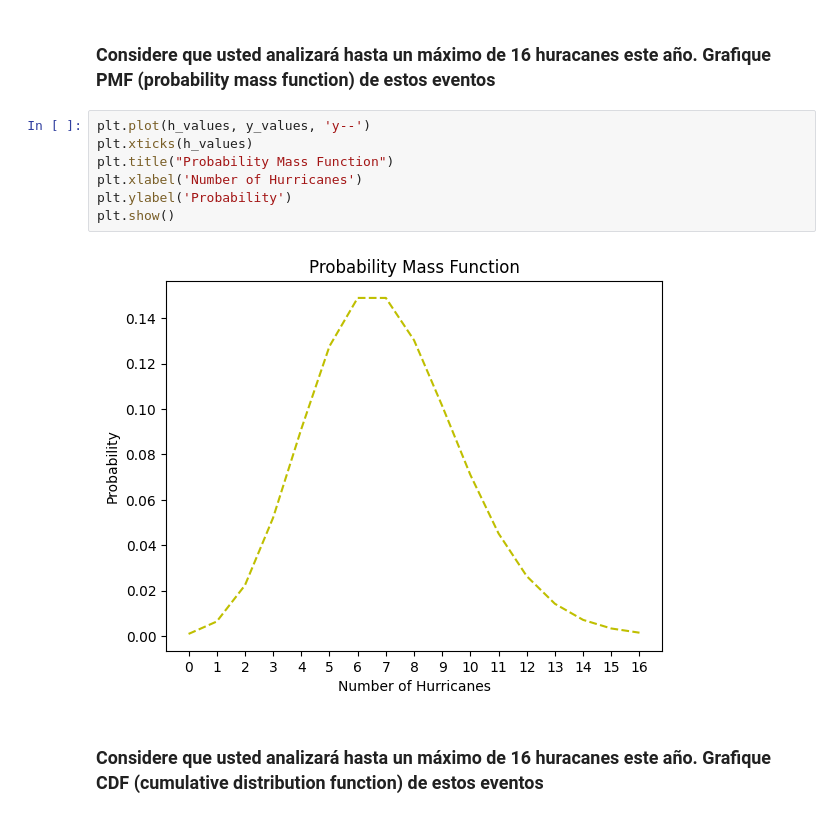
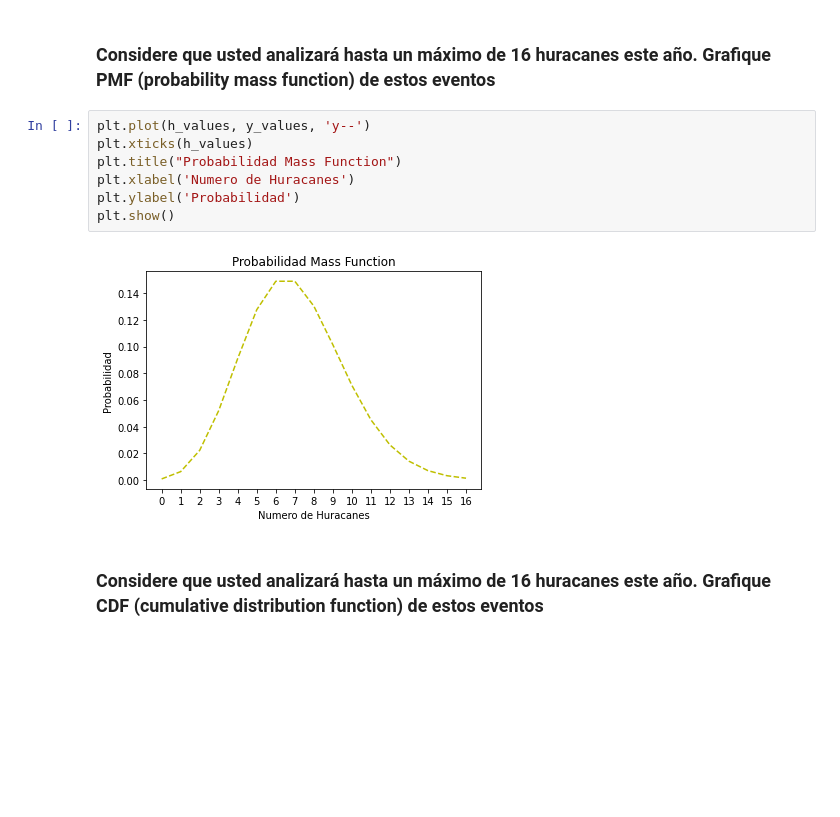
Before and after one commit to Mar19845/MicroProyecto-1, a Jupyter notebook: MicroProyecto1.ipynb, the cells around one changed output. Cells and saved outputs as stored; diff of their text form; blank space fills up the shorter version.

```diff
--- a/MicroProyecto1.ipynb
+++ b/MicroProyecto1.ipynb
@@ -47,12 +47,12 @@ for x in range(max_h + 1):
 # %%
 plt.plot(h_values, y_values, 'y--')
 plt.xticks(h_values)
-plt.title("Probability Mass Function")
-plt.xlabel('Number of Hurricanes')
-plt.ylabel('Probability')
+plt.title("Probabilidad Mass Function")
+plt.xlabel('Numero de Huracanes')
+plt.ylabel('Probabilidad')
 plt.show()
 # %% [output]
-[figure, old version]
+[figure, new version]
 # %% [markdown]
 ### Considere que usted analizará hasta un máximo de 16 huracanes este año. Grafique CDF (cumulative distribution function) de estos eventos
 # %%
```
Also changed, not shown: parts of 11 cells of this notebook.
